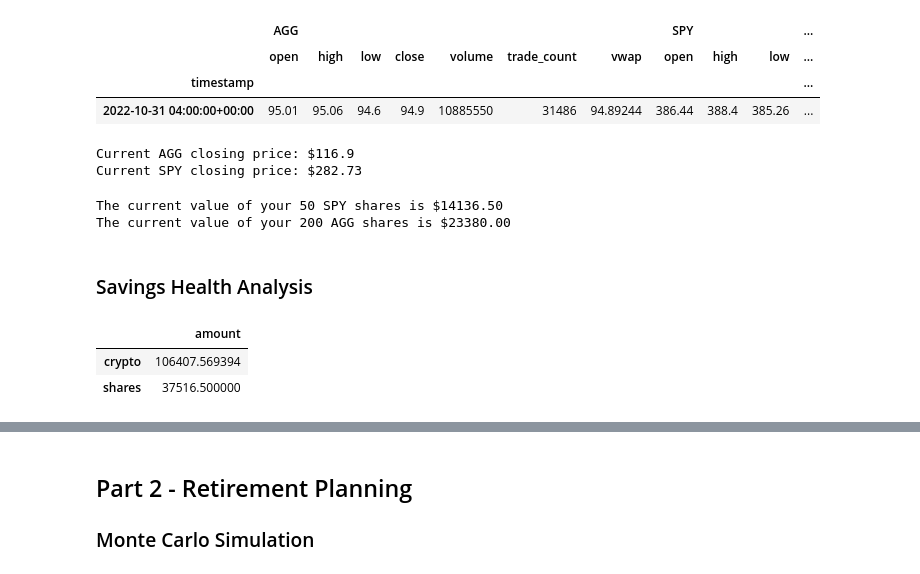
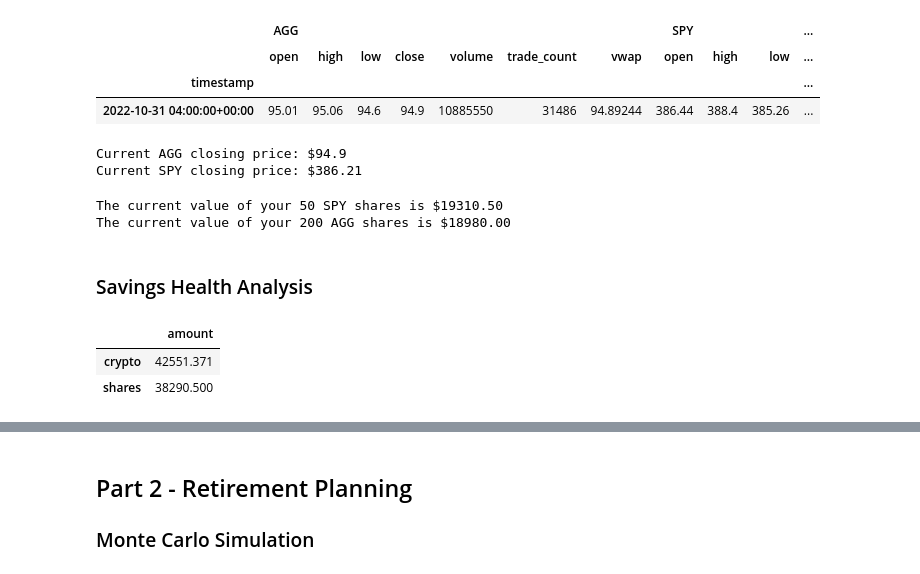
Before and after one commit to AF0428/HW-5-API-Financial-Planning, a Jupyter notebook: Starter_Code/financial-planner.ipynb, the cells around one changed output, grey strips where cells are left out. Cells and saved outputs as stored; diff of their text form; code cells hidden in the pictures.

```diff
--- a/Starter_Code/financial-planner.ipynb
+++ b/Starter_Code/financial-planner.ipynb
@@ -96,39 +96,42 @@ df_stock_port
 | 2022-10-31 04:00:00+00:00 | 95.01 | 95.06 | 94.6 | 94.9 | 10885550 | 31486 | 94.89244 | 386.44 | 388.4 | 385.26 | ... |
 # %%
 # Pick AGG and SPY close prices
-# YOUR CODE HERE!
+agg_close_price = float(df_stock_port['AGG']['close'])
+spy_close_price = float(df_stock_port['SPY']['close'])
 
 # Print AGG and SPY close prices
 print(f"Current AGG closing price: ${agg_close_price}")
 print(f"Current SPY closing price: ${spy_close_price}")
 # %% [output]
-Current AGG closing price: $116.9
-Current SPY closing price: $282.73
+Current AGG closing price: $94.9
+Current SPY closing price: $386.21
 # %%
 # Compute the current value of shares
-# YOUR CODE HERE!
+my_spy_value = my_spy * spy_close_price
+my_agg_value = my_agg * agg_close_price
 
 # Print current value of shares
 print(f"The current value of your {my_spy} SPY shares is ${my_spy_value:0.2f}")
 print(f"The current value of your {my_agg} AGG shares is ${my_agg_value:0.2f}")
 # %% [output]
-The current value of your 50 SPY shares is $14136.50
-The current value of your 200 AGG shares is $23380.00
+The current value of your 50 SPY shares is $19310.50
+The current value of your 200 AGG shares is $18980.00
 # %% [markdown]
 ### Savings Health Analysis
 # %%
 # Set monthly household income
-# YOUR CODE HERE!
+monthly_household_income = 12000
 
 # Consolidate financial assets data
-# YOUR CODE HERE!
+values_data = {'amount' : [btc_value+eth_value, my_agg_value+my_spy_value]}
+tickers_df = ['crypto', 'shares']
 
 # Create savings DataFrame
-# YOUR CODE HERE!
+df_savings = pd.DataFrame(values_data, index = tickers_df)
 
 # Display savings DataFrame
 display(df_savings)
 # %% [output]
 |  | amount |
-| crypto | 106407.569394 |
-| shares | 37516.500000 |
+| crypto | 42551.371 |
+| shares | 38290.500 |
```
Also changed, not shown: parts of 23 cells of this notebook.
